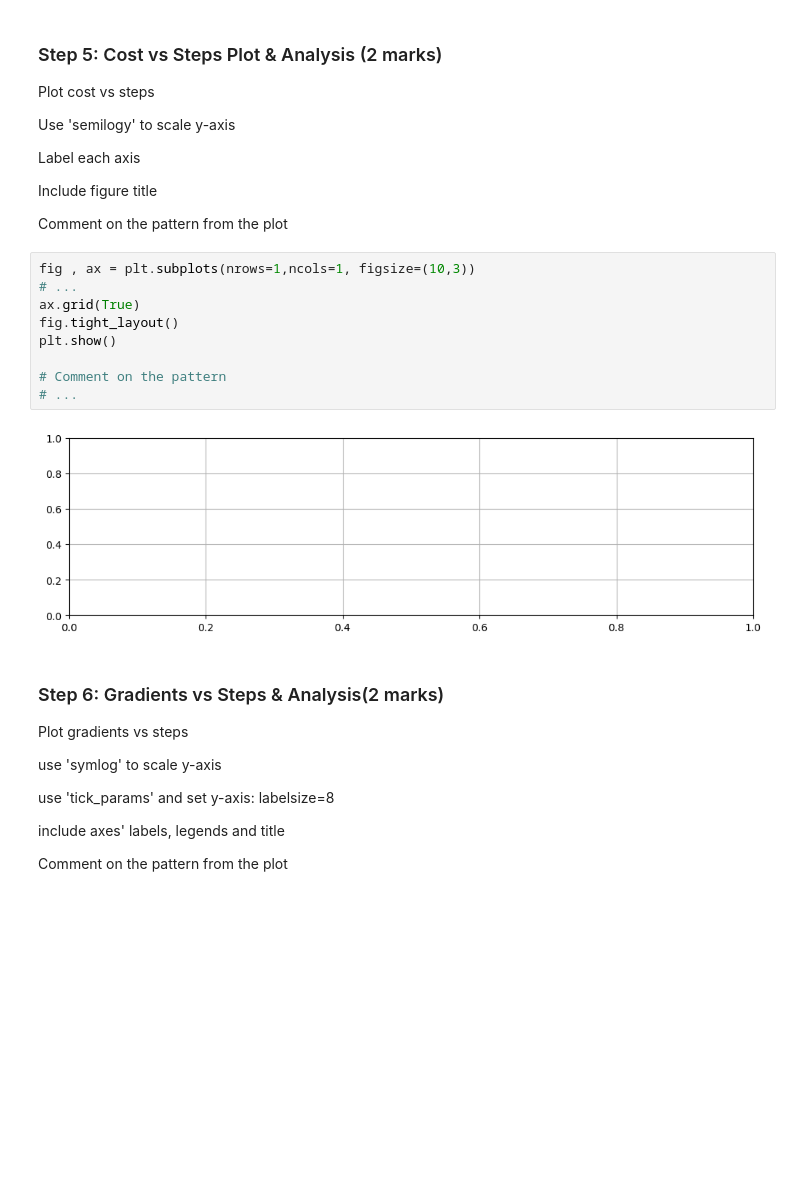
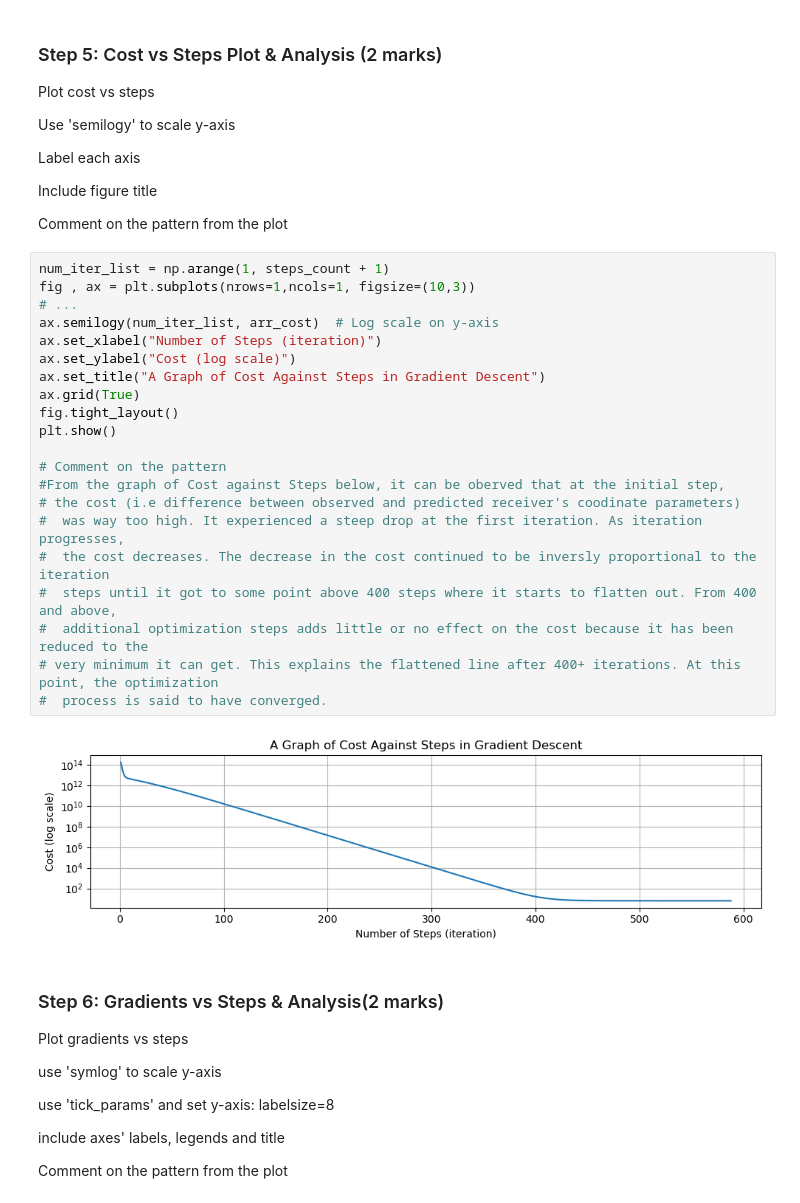
Before and after one commit to ChidiPatrick/engg680_2024_fall, a Jupyter notebook: Lab_Assignment_3/Assignment3.ipynb, the cells around one changed output. Cells and saved outputs as stored; diff of their text form; blank space fills up the shorter version.

Commit message:
Solved step 5 to 9

```diff
--- a/Lab_Assignment_3/Assignment3.ipynb
+++ b/Lab_Assignment_3/Assignment3.ipynb
@@ -247,17 +247,29 @@ Label each axis
 Include figure title
 
 Comment on the pattern from the plot
-# %%
-fig , ax = plt.subplots(nrows=1,ncols=1, figsize=(10,3))
-# ...
-ax.grid(True)
-fig.tight_layout()
-plt.show()
-
-# Comment on the pattern
-# ...
-# %% [output]
-[figure, removed]
+# %%
+num_iter_list = np.arange(1, steps_count + 1)
+fig , ax = plt.subplots(nrows=1,ncols=1, figsize=(10,3))
+# ...
+ax.semilogy(num_iter_list, arr_cost)  # Log scale on y-axis
+ax.set_xlabel("Number of Steps (iteration)")
+ax.set_ylabel("Cost (log scale)")
+ax.set_title("A Graph of Cost Against Steps in Gradient Descent")
+ax.grid(True)
+fig.tight_layout()
+plt.show()
+
+# Comment on the pattern
+#From the graph of Cost against Steps below, it can be oberved that at the initial step,
+# the cost (i.e difference between observed and predicted receiver's coodinate parameters)
+#  was way too high. It experienced a steep drop at the first iteration. As iteration progresses,
+#  the cost decreases. The decrease in the cost continued to be inversly proportional to the iteration
+#  steps until it got to some point above 400 steps where it starts to flatten out. From 400 and above,
+#  additional optimization steps adds little or no effect on the cost because it has been reduced to the
+# very minimum it can get. This explains the flattened line after 400+ iterations. At this point, the optimization
+#  process is said to have converged.
+# %% [output]
+[figure, added]
 # %% [markdown]
 ### Step 6: Gradients vs Steps & Analysis(2 marks)
 Plot gradients vs steps
```
Also changed, not shown: parts of 10 cells of this notebook.
